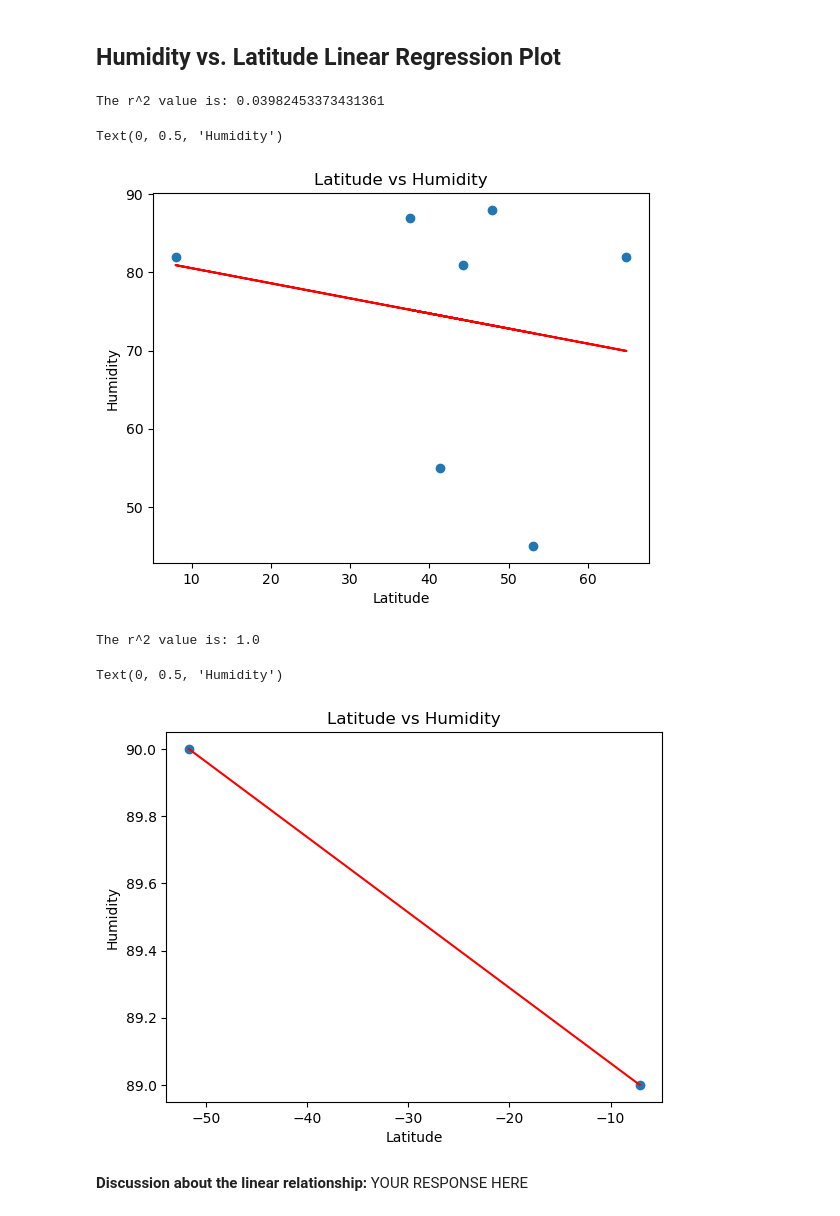
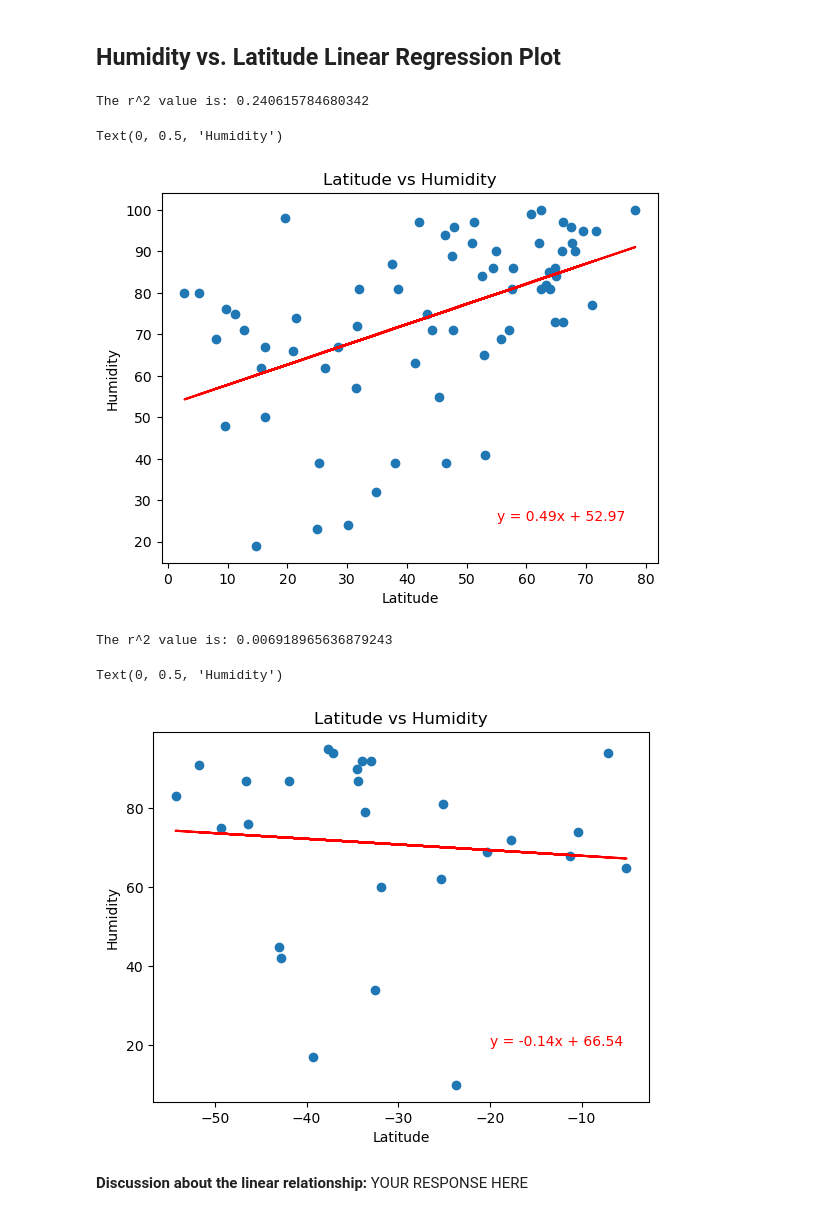
Before and after one commit to linderkm/python-api-challenge, a Jupyter notebook: weatherpy/WeatherPy.ipynb, the cells around one changed output. Drawn from its saved outputs; the diff is of its cells as text; code cells hidden in the pictures.

```diff
--- a/weatherpy/WeatherPy.ipynb
+++ b/weatherpy/WeatherPy.ipynb
@@ -394,26 +389,26 @@ Text(0, 0.5, 'Max Temp')
 # %%
 # Northern Hemisphere
 x_values = northern_hemi_df["Lat"]
 y_values = northern_hemi_df["Humidity"]
 #using function defined above to generate regression values from series in DataFrame (3)
 (line_eq, slope, intercept, rvalue, pvalue, stderr) = set_regression(x_values,y_values)
 #setting regression values (3)
 regress_values = x_values * slope + intercept
 
 #printing the regression r
 print(f"The r^2 value is: {rvalue**2}")
 
 plt.scatter(x_values,y_values)
 plt.plot(x_values,regress_values,"r-")
 #adding regression formula string to plot (3)
-plt.annotate(line_eq,(45,25),fontsize=10,color="red")
+plt.annotate(line_eq,(55,25),fontsize=10,color="red")
 plt.title("Latitude vs Humidity")
 plt.xlabel("Latitude")
 plt.ylabel("Humidity")
 # %% [output]
-The r^2 value is: 0.03982453373431361
+The r^2 value is: 0.240615784680342
 Text(0, 0.5, 'Humidity')
-[figure, old version]
+[figure, new version]
 # %%
 # Southern Hemisphere
 x_values = southern_hemi_df["Lat"]
@@ -429,14 +424,14 @@ print(f"The r^2 value is: {rvalue**2}")
 plt.scatter(x_values,y_values)
 plt.plot(x_values,regress_values,"r-")
 #adding regression formula string to plot (3)
-plt.annotate(line_eq,(45,25),fontsize=10,color="red")
+plt.annotate(line_eq,(-20,20),fontsize=10,color="red")
 plt.title("Latitude vs Humidity")
 plt.xlabel("Latitude")
 plt.ylabel("Humidity")
 # %% [output]
-The r^2 value is: 1.0
+The r^2 value is: 0.006918965636879243
 Text(0, 0.5, 'Humidity')
-[figure, old version]
+[figure, new version]
 # %% [markdown]
 **Discussion about the linear relationship:** YOUR RESPONSE HERE
 # %% [markdown]
```
Also changed, not shown: parts of 16 cells of this notebook, 1 other file.
